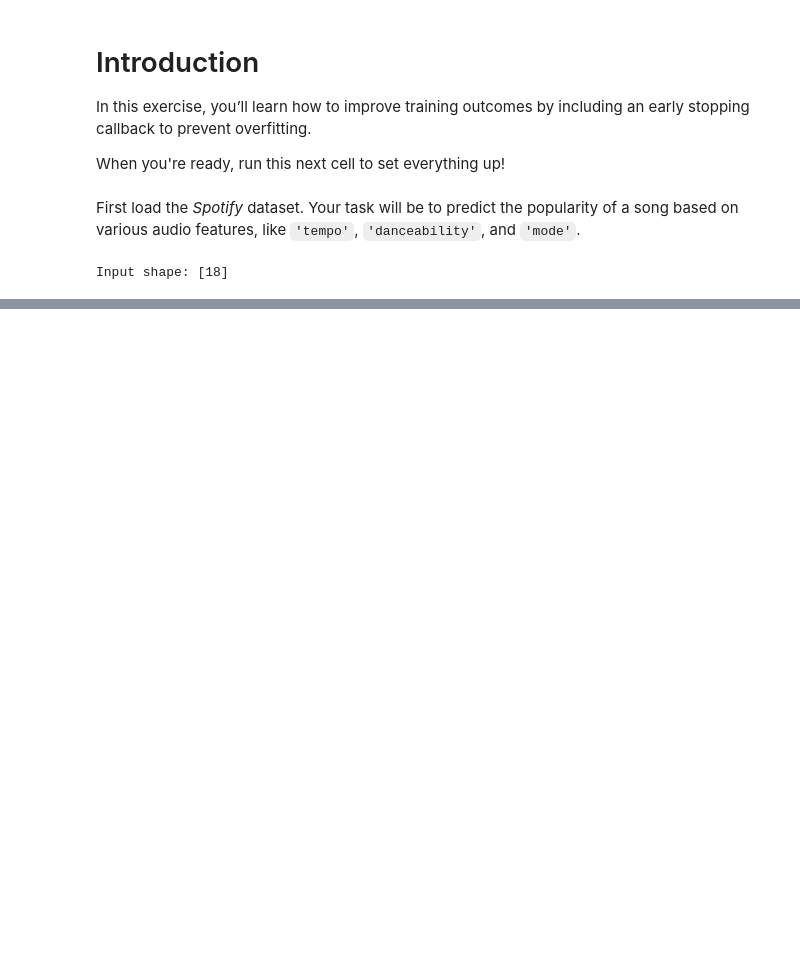
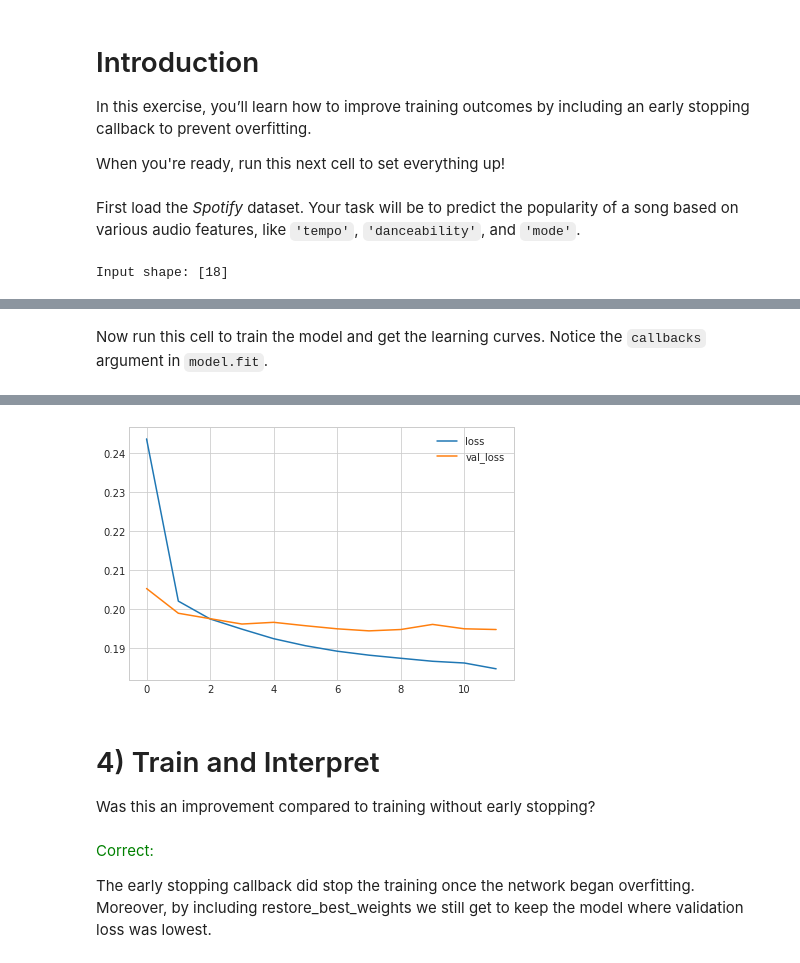
Before and after one commit to kemirandad/intro_deep_learning, a Jupyter notebook: notebooks/Exercise: Overfitting and Underfitting.ipynb, the cells around one changed output, grey strips where cells are left out. Cells and saved outputs as stored; diff of their text form; code cells hidden in the pictures; blank space fills up the shorter version.

```diff
--- a/notebooks/Exercise: Overfitting and Underfitting.ipynb
+++ b/notebooks/Exercise: Overfitting and Underfitting.ipynb
@@ -61,0 +162,30 @@ Input shape: [18]
+# %%
+from tensorflow.keras import callbacks
+
+# YOUR CODE HERE: define an early stopping callback
+early_stopping = callbacks.EarlyStopping(min_delta=0.001,
+                                         patience=5,
+                                         restore_best_weights=True)
+# %% [markdown]
+Now run this cell to train the model and get the learning curves. Notice the `callbacks` argument in `model.fit`.
+# %%
+model = keras.Sequential([
+    layers.Dense(128, activation='relu', input_shape=input_shape),
+    layers.Dense(64, activation='relu'),
+    layers.Dense(1)
+])
+model.compile(
+    optimizer='adam',
+    loss='mae',
+)
+history = model.fit(
+    X_train, y_train,
+    validation_data=(X_valid, y_valid),
+    batch_size=512,
+    epochs=50,
+    callbacks=[early_stopping]
+)
+history_df = pd.DataFrame(history.history)
+history_df.loc[:, ['loss', 'val_loss']].plot()
+print("Minimum Validation Loss: {:0.4f}".format(history_df['val_loss'].min()));
+# %% [output]
@@ -61,0 +209,9 @@ Input shape: [18]
+[figure, added]
+# %% [markdown]
+# 4) Train and Interpret
+
+Was this an improvement compared to training without early stopping?
+# %% [markdown]
+<p style='color: green;'> Correct: </p>
+
+The early stopping callback did stop the training once the network began overfitting. Moreover, by including restore_best_weights we still get to keep the model where validation loss was lowest.
```
Also changed, not shown: parts of 13 cells of this notebook, 2 other files.
